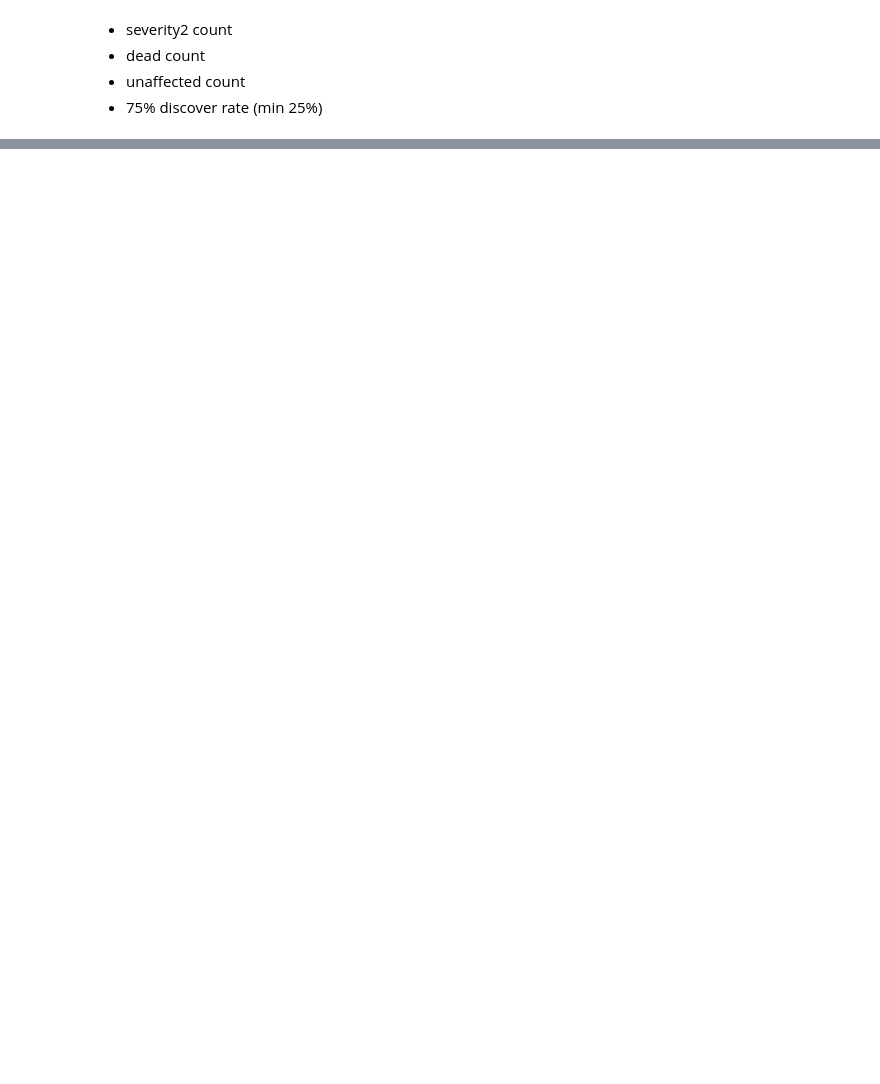
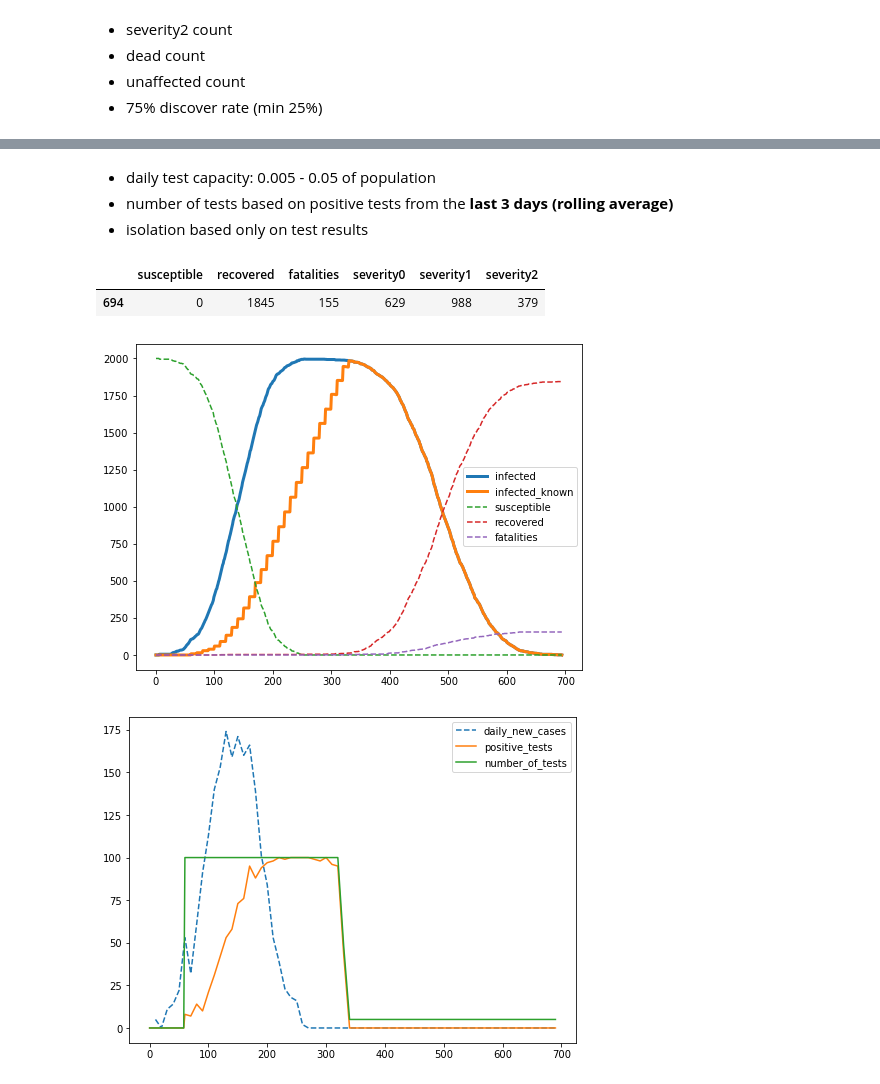
Before and after one commit to kaskadz/python_corona_simulation, a Jupyter notebook: Visualization.ipynb, the cells around one changed output, grey strips where cells are left out. Drawn from its saved outputs; the diff is of its cells as text; code cells hidden in the pictures; blank space fills up the shorter version.

```diff
--- a/Visualization.ipynb
+++ b/Visualization.ipynb
@@ -211,0 +149,11 @@ df.plot(figsize=(16,10))
+# %% [markdown]
+- daily test capacity: 0.005 - 0.05 of population
+- number of tests based on positive tests from the **last 3 days (rolling average)**
+- isolation based only on test results
+# %%
+plot_full_results('1613838353', plot_severity=False, plot_test_percentage=False)
+# %% [output]
+|  | susceptible | recovered | fatalities | severity0 | severity1 | severity2 |
+| 694 | 0 | 1845 | 155 | 629 | 988 | 379 |
+[figure, added]
+[figure, added]
```
Also changed, not shown: parts of 58 cells of this notebook, 29 other files.
